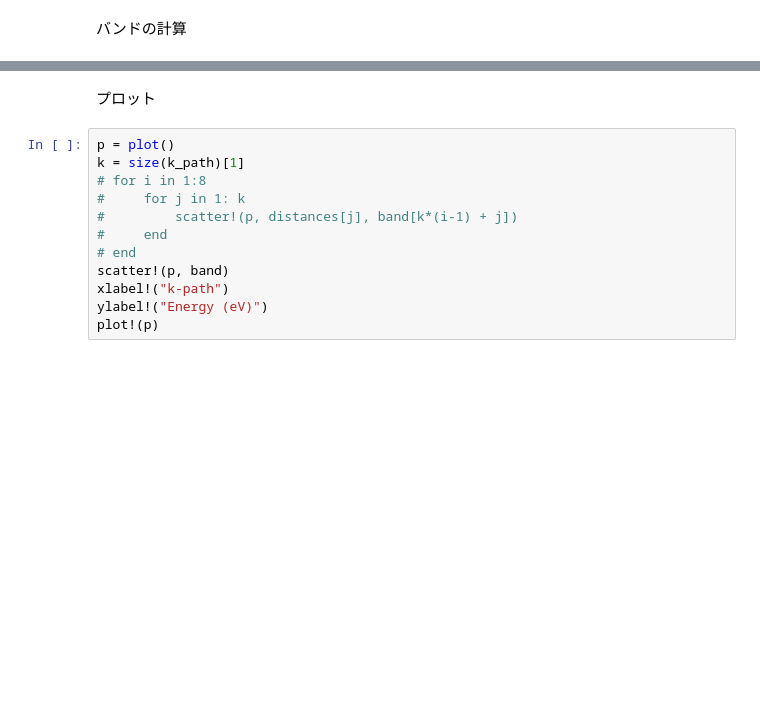
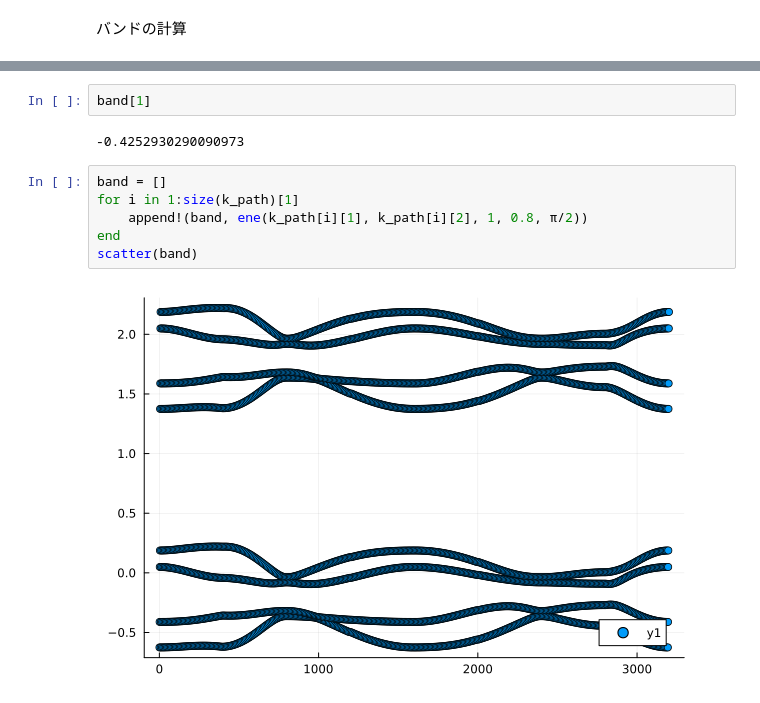
Before and after one commit to xiang-gong3944/----, a Jupyter notebook: 2024_09_25_AlterMagnet1/kappaET2_band.ipynb, the cells around one changed output, grey strips where cells are left out. Saved outputs shown, nothing was run; the diff lists cells and outputs as text; blank space fills up the shorter version.

```diff
--- a/2024_09_25_AlterMagnet1/kappaET2_band.ipynb
+++ b/2024_09_25_AlterMagnet1/kappaET2_band.ipynb
@@ -244,14 +278,12 @@ end
-# %% [markdown]
-プロット
-# %%
-p = plot()
-k = size(k_path)[1]
-# for i in 1:8
-#     for j in 1: k
-#         scatter!(p, distances[j], band[k*(i-1) + j])
-#     end
-# end
-scatter!(p, band)
-xlabel!("k-path")
-ylabel!("Energy (eV)")
-plot!(p)
+# %%
+band[1]
+# %% [output]
+-0.4252930290090973
+# %%
+band = []
+for i in 1:size(k_path)[1]
+    append!(band, ene(k_path[i][1], k_path[i][2], 1, 0.8, π/2))
+end
+scatter(band)
+# %% [output]
+[figure, added]
```
Also changed, not shown: parts of 9 cells of this notebook.
